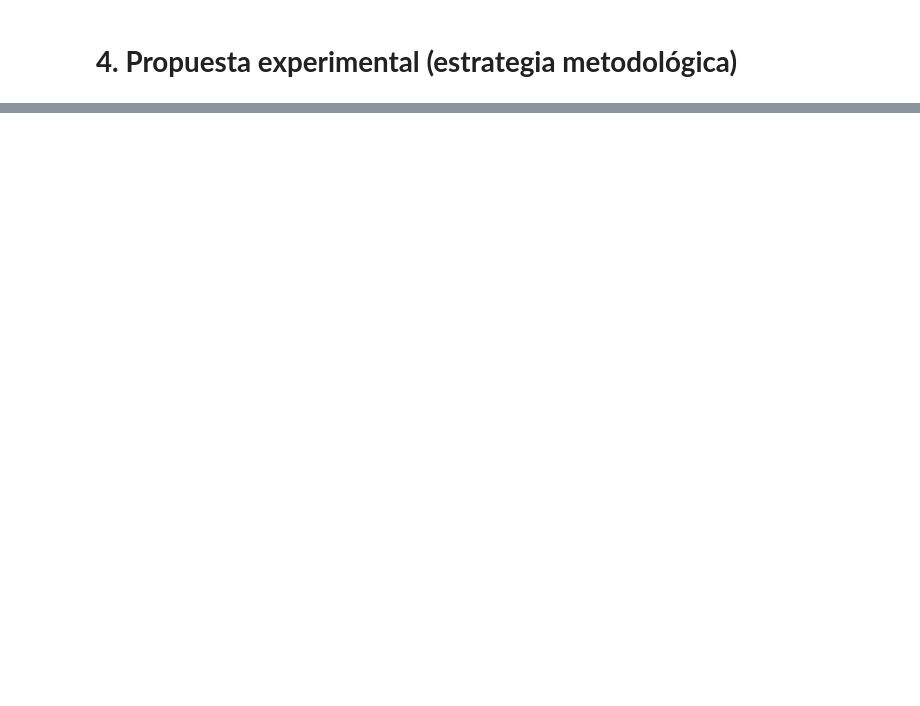
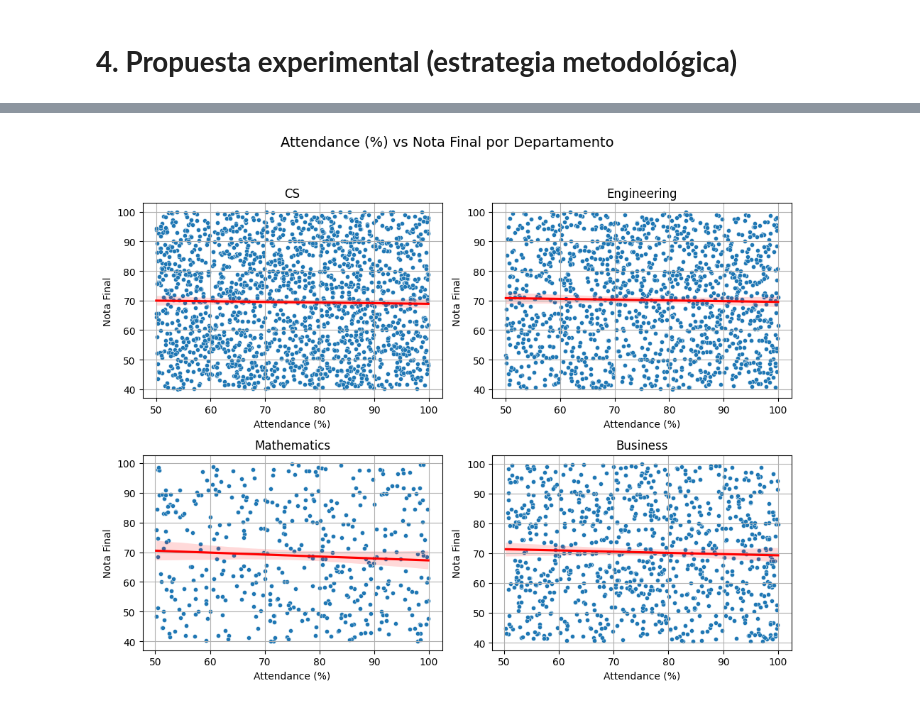
Before and after one commit to Baasty-OCh/Miner-a-curso-, a Jupyter notebook: ProyectoMineriaBO.ipynb, the cells around one changed output, grey strips where cells are left out. Cells and saved outputs as stored; diff of their text form; code cells hidden in the pictures; blank space fills up the shorter version.

```diff
--- a/ProyectoMineriaBO.ipynb
+++ b/ProyectoMineriaBO.ipynb
@@ -155,0 +207,38 @@ plt.show()
+# %%
+import matplotlib.pyplot as plt
+import seaborn as sns
+
+# Definir la variable que queremos graficar
+col = 'Attendance (%)'
+
+# Crear una copia del DataFrame y agregar Final_Score
+df_plot = df.copy()
+df_plot['Final_Score'] = y
+
+# Lista de departamentos
+departamentos = ['CS', 'Engineering', 'Mathematics', 'Business']
+
+# Crear figura general con 2 filas × 2 columnas
+fig, axes = plt.subplots(2, 2, figsize=(10, 8))  # tamaño total ajustable
+fig.suptitle(f'{col} vs Nota Final por Departamento', fontsize=14)
+axes = axes.flatten()
+
+# Graficar en cada subplot
+for i, dept in enumerate(departamentos):
+    df_dept = df_plot[df_plot['Department'] == dept]
+    ax = axes[i]
+
+    sns.scatterplot(x=col, y='Final_Score', data=df_dept, ax=ax, s=20)
+    sns.regplot(x=col, y='Final_Score', data=df_dept, scatter=False,
+                line_kws={"color": "red"}, ax=ax)
+
+    ax.set_title(f'{dept}')
+    ax.set_xlabel(col)
+    ax.set_ylabel('Nota Final')
+    ax.grid(True)
+
+# Ajustar espaciado general
+plt.tight_layout(rect=[0, 0, 1, 0.95])
+plt.show()
+# %% [output]
+[figure, added]
```
Also changed, not shown: parts of 32 cells of this notebook.
